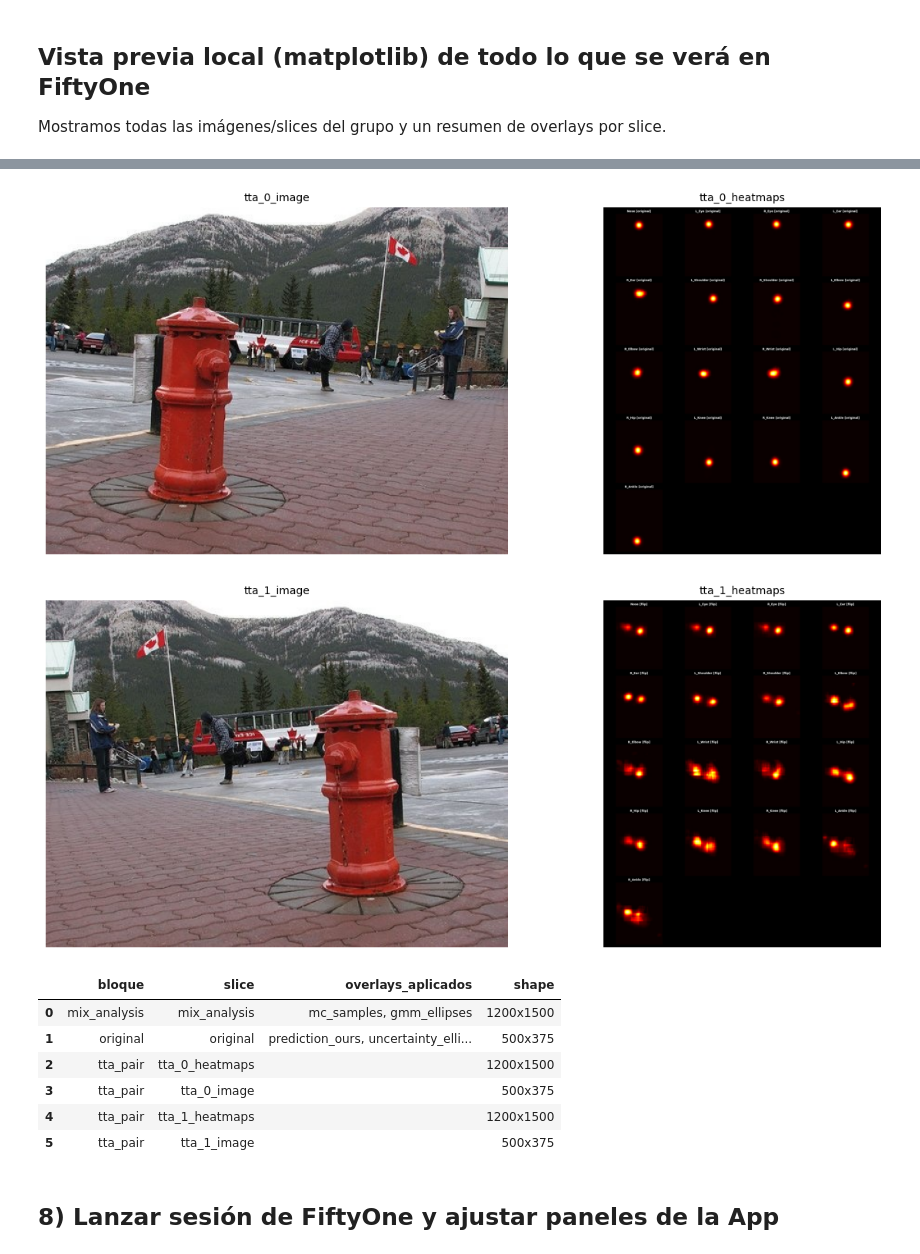
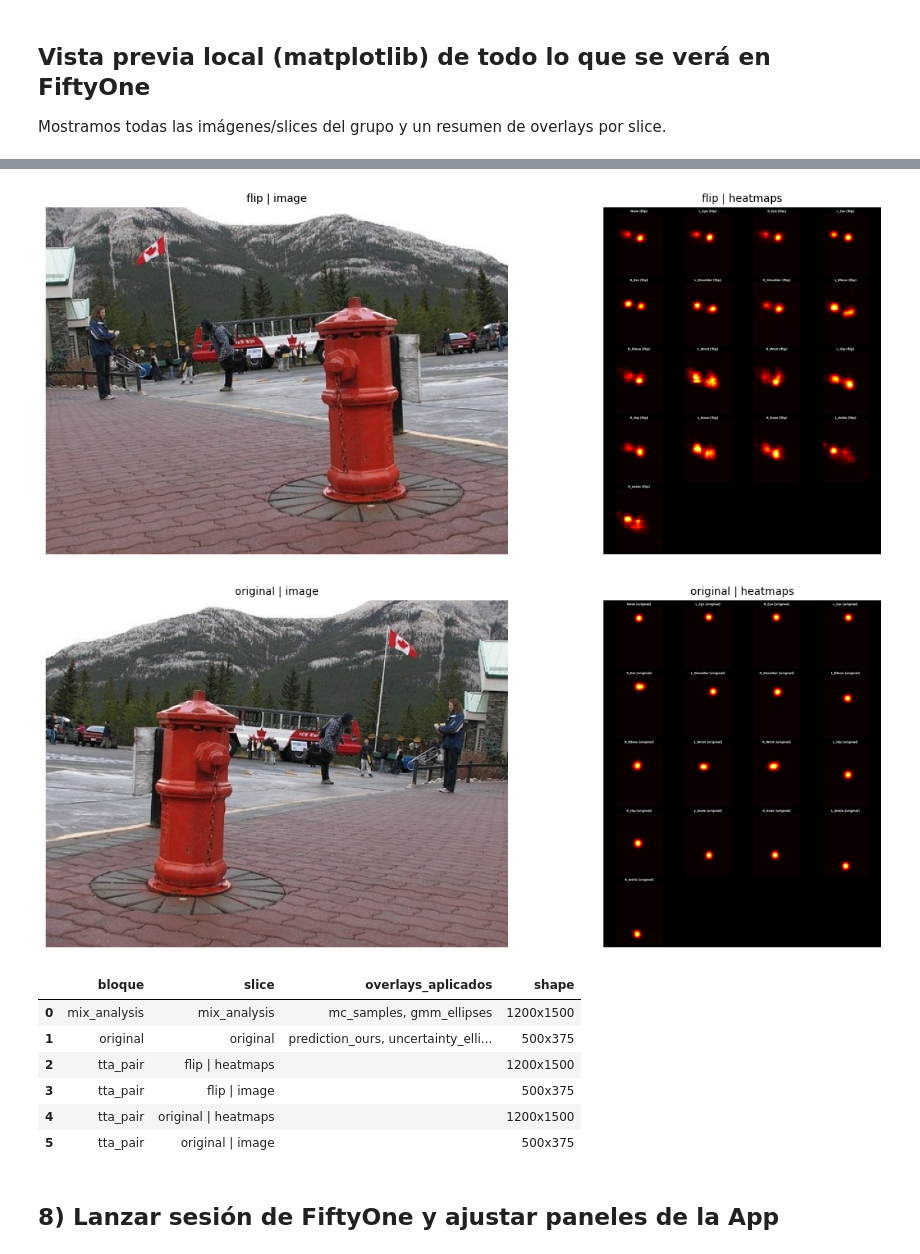
Before and after one commit to santiago-git19/probabilistic-pose-gmm, a Jupyter notebook: notebooks/13_debug_fiftyone_visual.ipynb, the cells around one changed output, grey strips where cells are left out. Cells and saved outputs as stored; diff of their text form; code cells hidden in the pictures.

```diff
--- a/notebooks/13_debug_fiftyone_visual.ipynb
+++ b/notebooks/13_debug_fiftyone_visual.ipynb
@@ -11,7 +11,9 @@ Instalamos/validamos dependencias y dejamos imports comunes para depuración rep
 # %pip install -q fiftyone pillow pandas matplotlib
 
 import os
+import re
 import sys
+import importlib
 from pathlib import Path
 from datetime import datetime
 
@@ -32,10 +34,14 @@ if str(project_root) not in sys.path:
     sys.path.insert(0, str(project_root))
 
 from src.pose_uncertainty.evaluation.storage import load_deep_analysis
-from src.pose_uncertainty.visualization.fiftyone_loader import _packet_to_samples, _CACHE_SUBDIR
+import src.pose_uncertainty.visualization.fiftyone_loader as fo_loader
+fo_loader = importlib.reload(fo_loader)
+_packet_to_samples = fo_loader._packet_to_samples
+_CACHE_SUBDIR = fo_loader._CACHE_SUBDIR
 
 plt.rcParams["figure.figsize"] = (12, 7)
 plt.rcParams["axes.titlesize"] = 10
 print(f"Project root: {project_root}")
+print("fiftyone_loader recargado")
 # %% [output]
 Project root: C:\Users\Santiago estudio\Desktop\TFG_Informatica\robust-pose-tta
@@ -476,8 +546,7 @@ if mix is not None:
 tta_image_slices = sorted([k for k in samples_by_slice if k.startswith("tta_") and k.endswith("_image")])
 
 for img_slice in tta_image_slices:
-    idx = img_slice.replace("tta_", "").replace("_image", "")
-    hm_slice = f"tta_{idx}_heatmaps"
+    hm_slice = img_slice.replace("_image", "_heatmaps")
 
     s_img = samples_by_slice.get(img_slice)
     s_hm = samples_by_slice.get(hm_slice)
@@ -490,57 +559,59 @@ for img_slice in tta_image_slices:
 
     if s_img is not None:
         arr = np.array(Image.open(s_img.filepath).convert("RGB"))
+        title_img = s_img["slice_display_name"] if s_img.has_field("slice_display_name") else img_slice
         ax0.imshow(arr)
-        ax0.set_title(f"{img_slice}")
+        ax0.set_title(title_img)
         ax0.axis("off")
         h0, w0 = arr.shape[:2]
         preview_rows.append({
             "bloque": "tta_pair",
-            "slice": img_slice,
+            "slice": title_img,
             "overlays_aplicados": "",
             "shape": f"{w0}x{h0}",
         })
     else:
         ax0.text(0.5, 0.5, "No disponible", ha="center", va="center")
         ax0.set_title(img_slice)
         ax0.axis("off")
 
     if s_hm is not None:
         arr = np.array(Image.open(s_hm.filepath).convert("RGB"))
+        title_hm = s_hm["slice_display_name"] if s_hm.has_field("slice_display_name") else hm_slice
         ax1.imshow(arr)
-        ax1.set_title(f"{hm_slice}")
+        ax1.set_title(title_hm)
         ax1.axis("off")
         h1, w1 = arr.shape[:2]
         preview_rows.append({
             "bloque": "tta_pair",
-            "slice": hm_slice,
+            "slice": title_hm,
             "overlays_aplicados": "",
             "shape": f"{w1}x{h1}",
         })
     else:
         ax1.text(0.5, 0.5, "No disponible", ha="center", va="center")
         ax1.set_title(hm_slice)
         ax1.axis("off")
 
     plt.tight_layout()
     display(fig)
     plt.close(fig)
 
 # Tabla resumen
 preview_df = pd.DataFrame(preview_rows).sort_values(["bloque", "slice"]).reset_index(drop=True)
 preview_df
 # %% [output]
 [figure]
 [figure]
-[figure, old version]
+[figure, new version]
-[figure, old version]
+[figure, new version]
 |  | bloque | slice | overlays_aplicados | shape |
 | 0 | mix_analysis | mix_analysis | mc_samples, gmm_ellipses | 1200x1500 |
 | 1 | original | original | prediction_ours, uncertainty_elli... | 500x375 |
-| 2 | tta_pair | tta_0_heatmaps |  | 1200x1500 |
-| 3 | tta_pair | tta_0_image |  | 500x375 |
-| 4 | tta_pair | tta_1_heatmaps |  | 1200x1500 |
-| 5 | tta_pair | tta_1_image |  | 500x375 |
+| 2 | tta_pair | flip | heatmaps |  | 1200x1500 |
+| 3 | tta_pair | flip | image |  | 500x375 |
+| 4 | tta_pair | original | heatmaps |  | 1200x1500 |
+| 5 | tta_pair | original | image |  | 500x375 |
 # %% [markdown]
 ## 8) Lanzar sesión de FiftyOne y ajustar paneles de la App
 # %%
```
Also changed, not shown: parts of 7 cells of this notebook.
